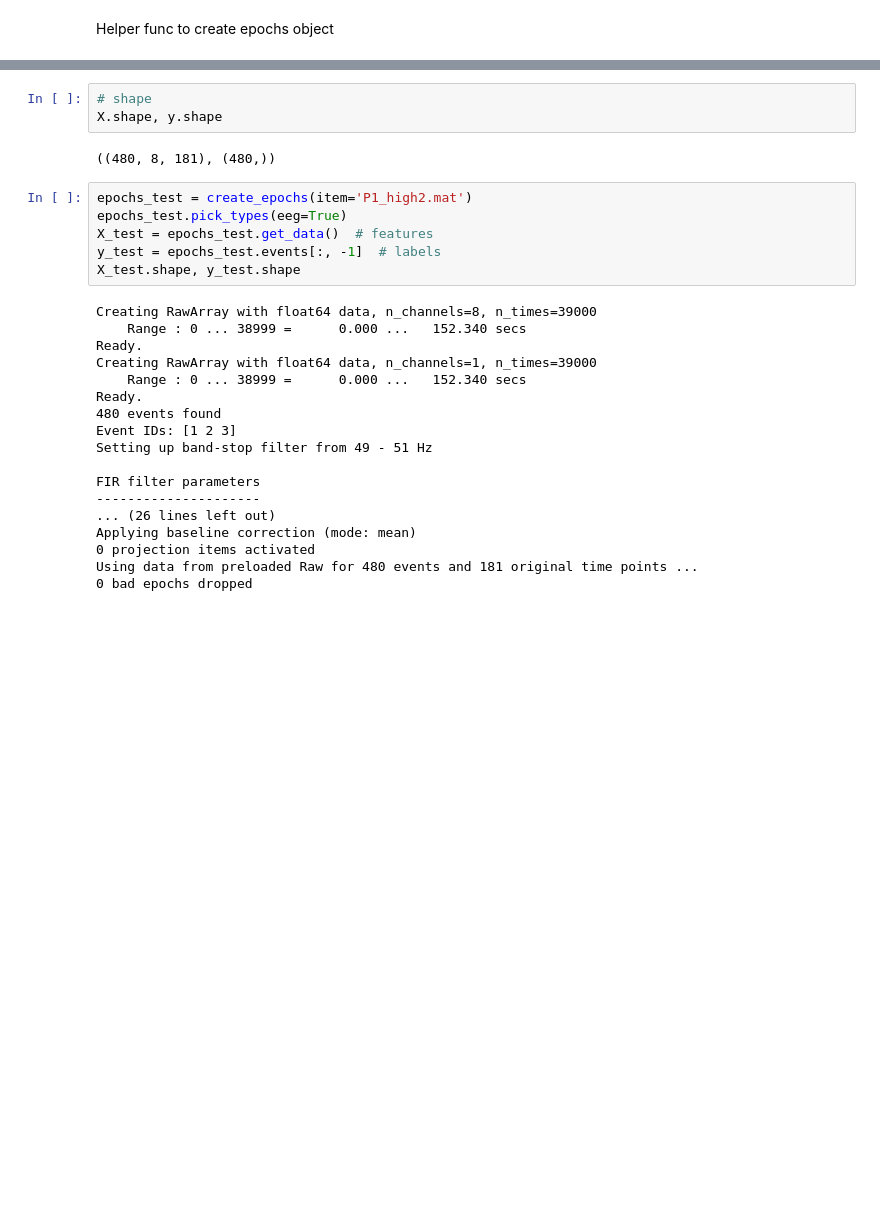
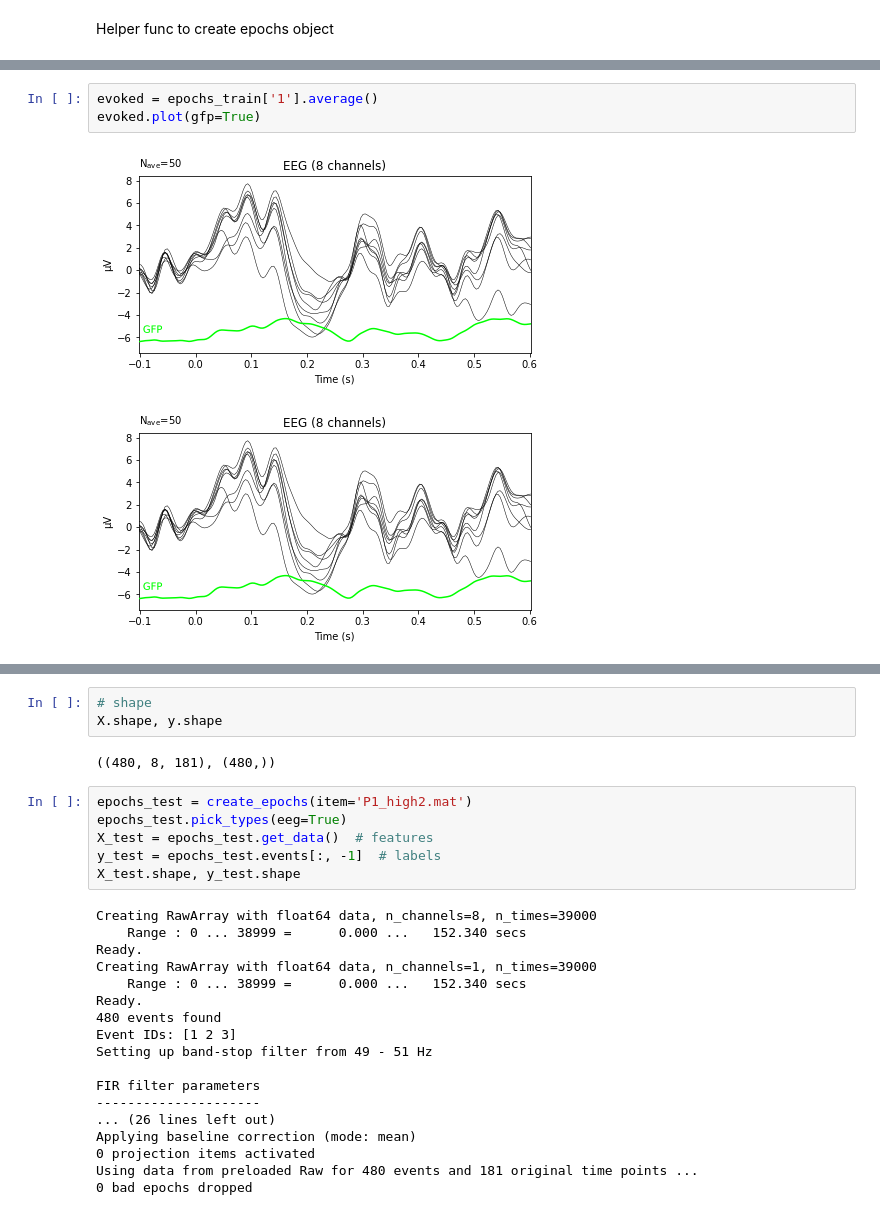
Before and after one commit to Igor-ID/g.tec-BR41N.IO-Hackathon-Unresponsive-Wakefullness-Syndrom, a Jupyter notebook: gtec_hackathon_uws_p300.ipynb, the cells around one changed output, grey strips where cells are left out. Saved outputs shown, nothing was run; the diff lists cells and outputs as text; blank space fills up the shorter version.

```diff
--- a/gtec_hackathon_uws_p300.ipynb
+++ b/gtec_hackathon_uws_p300.ipynb
@@ -115,0 +138,6 @@ Using data from preloaded Raw for 480 events and 181 original time points ...
+# %%
+evoked = epochs_train['1'].average()
+evoked.plot(gfp=True)
+# %% [output]
+[figure, added]
+[figure, added]
```
Also changed, not shown: parts of 10 cells of this notebook.
